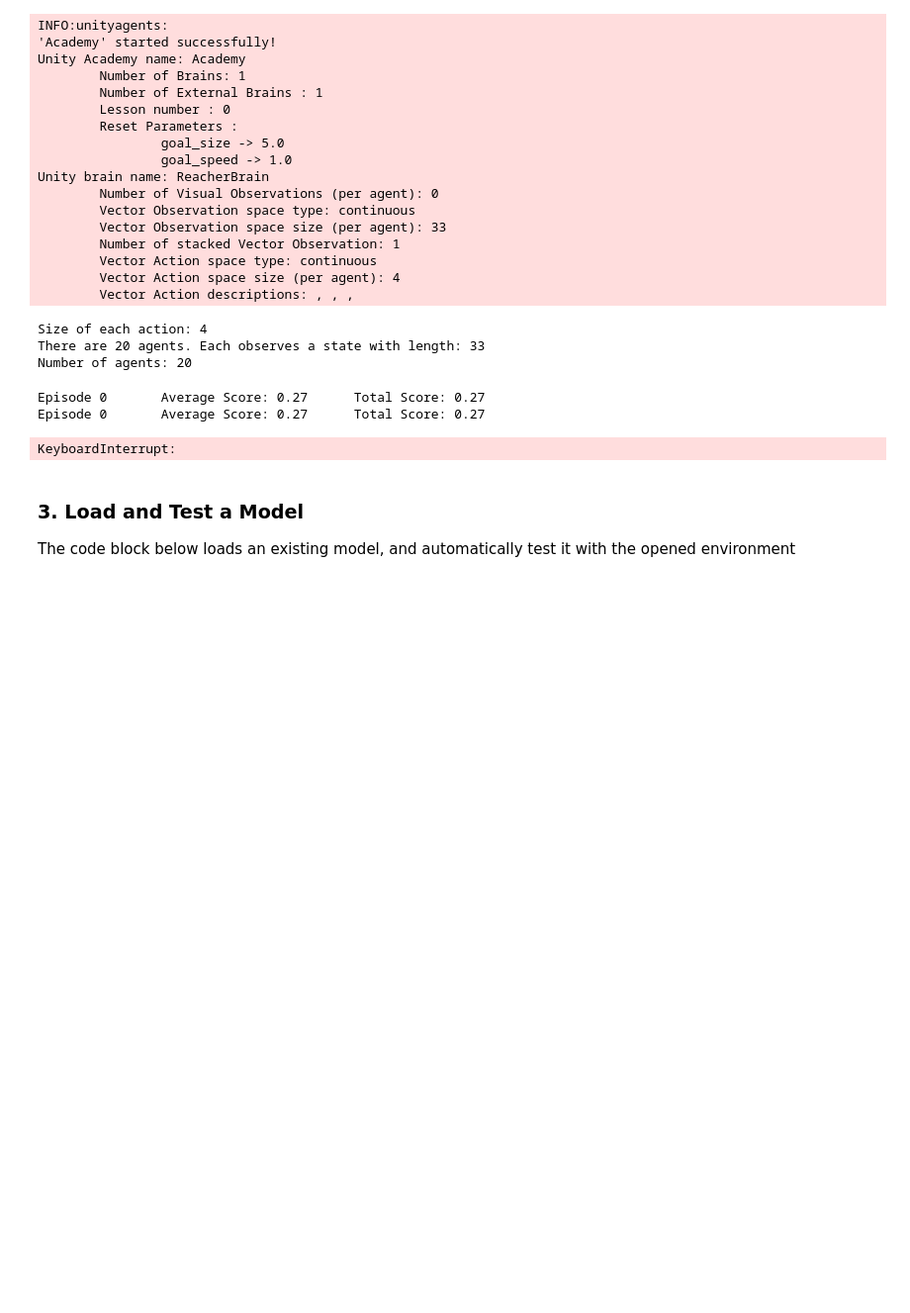
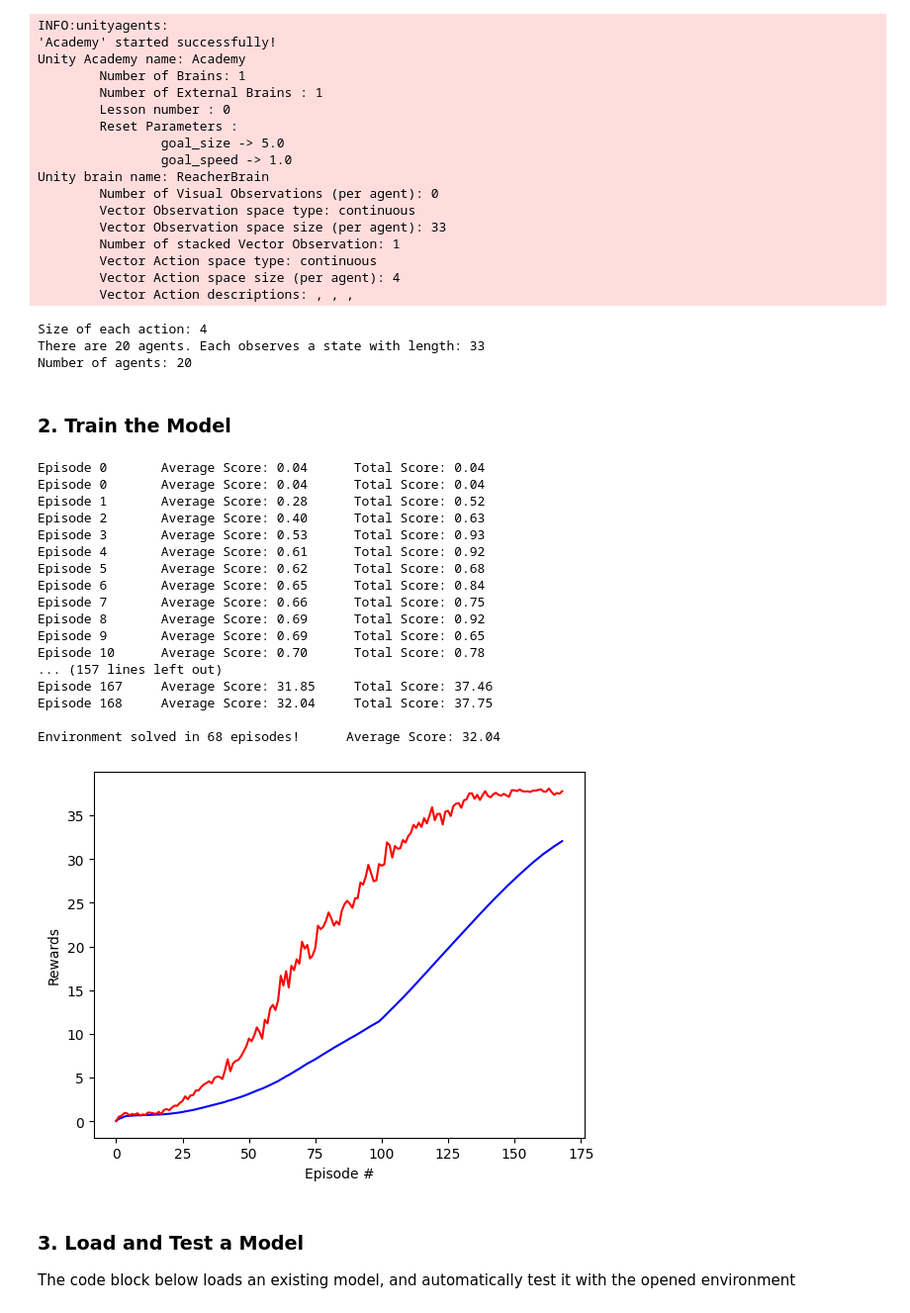
Before and after one commit to xiaoyu331210/RL-Valued-Based-Method, a Jupyter notebook: reacher/Continuous_Control.ipynb, the cells around one changed output. Shown: that part at 99% size. Saved outputs shown, nothing was run; the diff lists cells and outputs as text; code cells hidden in the pictures; blank space fills up the shorter version.

```diff
--- a/reacher/Continuous_Control.ipynb
+++ b/reacher/Continuous_Control.ipynb
@@ -85,6 +81,9 @@ Unity brain name: ReacherBrain
 Size of each action: 4
 There are 20 agents. Each observes a state with length: 33
 Number of agents: 20
+# %% [markdown]
+
+### 2. Train the Model
 # %%
 
 # Function to train the network
@@ -117,38 +116,54 @@ def train(agent, env, num_agents, folder_path, n_episodes=2000, max_t=1000):
             total_reward += reward
             # the episode reachs the end, so need to start a new episode
             if np.any( done[0 : num_agents] ):
                 break
         all_rewards.append(np.mean(total_reward))
         rewards_window.append(np.mean(total_reward))
         all_avg_rewards.append(np.mean(rewards_window))
         print('Episode {}\tAverage Score: {:.2f}\t Total Score: {:.2f}'.format(i_episode, np.mean(rewards_window), np.mean(total_reward)))
         if i_episode % 100 == 0:
             print('Episode {}\tAverage Score: {:.2f}\t Total Score: {:.2f}'.format(i_episode, np.mean(rewards_window), np.mean(total_reward)))
         if np.mean(rewards_window)>=32.0:
             print('\nEnvironment solved in {:d} episodes!\tAverage Score: {:.2f}'.format(i_episode-100, np.mean(rewards_window)))
             break
         if i_episode % 200 == 0:
             agent.save_model(folder_path, '_ep_' + str(i_episode))
 
     return all_rewards, all_avg_rewards
 
 scores, avg_scores = train(agent, env, num_agents, output_folder_path, 2000, 1000)
 env.close()
 
 # save the trained weight
 agent.save_model(output_folder_path)
 
 # plot the score distribution
 fig = plt.figure()
 ax = fig.add_subplot(111)
-plt.plot(np.arange(len(scores)), avg_scores)
-plt.ylabel('Score')
+plt.plot(np.arange(len(avg_scores)), avg_scores, color = 'red', label = 'Average Score')
+plt.plot(np.arange(len(scores)), scores, color = 'blue', label = 'Score Each Episode')
+plt.ylabel('Rewards')
 plt.xlabel('Episode #')
 plt.show()
 # %% [output]
-Episode 0       Average Score: 0.27      Total Score: 0.27
-Episode 0       Average Score: 0.27      Total Score: 0.27
+Episode 0       Average Score: 0.04      Total Score: 0.04
+Episode 0       Average Score: 0.04      Total Score: 0.04
+Episode 1       Average Score: 0.28      Total Score: 0.52
+Episode 2       Average Score: 0.40      Total Score: 0.63
+Episode 3       Average Score: 0.53      Total Score: 0.93
+Episode 4       Average Score: 0.61      Total Score: 0.92
+Episode 5       Average Score: 0.62      Total Score: 0.68
+Episode 6       Average Score: 0.65      Total Score: 0.84
+Episode 7       Average Score: 0.66      Total Score: 0.75
+Episode 8       Average Score: 0.69      Total Score: 0.92
+Episode 9       Average Score: 0.69      Total Score: 0.65
+Episode 10      Average Score: 0.70      Total Score: 0.78
+... (157 lines left out)
+Episode 167     Average Score: 31.85     Total Score: 37.46
+Episode 168     Average Score: 32.04     Total Score: 37.75
+
+Environment solved in 68 episodes!      Average Score: 32.04
-KeyboardInterrupt:
+[figure, added]
 # %% [markdown]
 
 ### 3. Load and Test a Model
```
Also changed, not shown: parts of 5 cells of this notebook, 14 other files.
